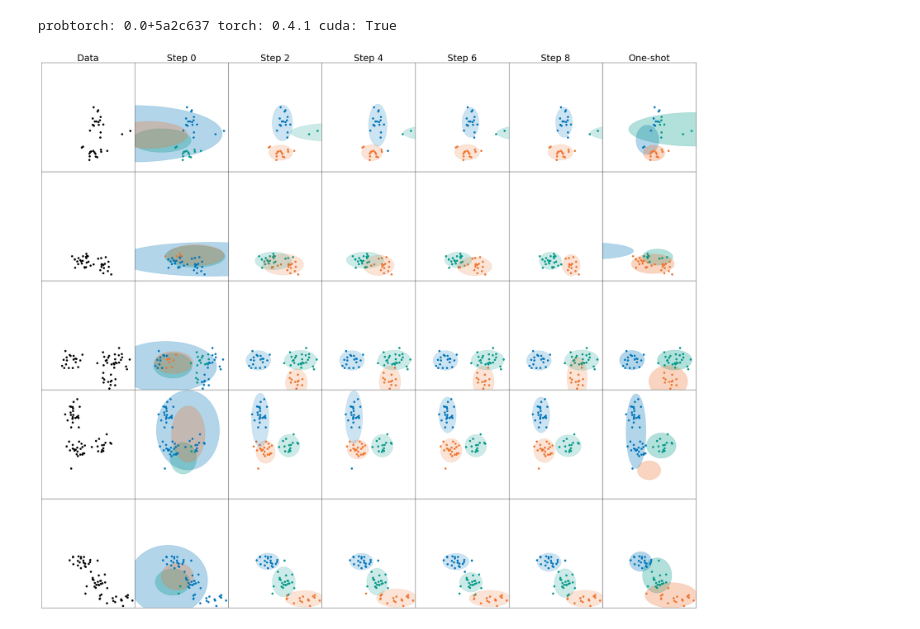
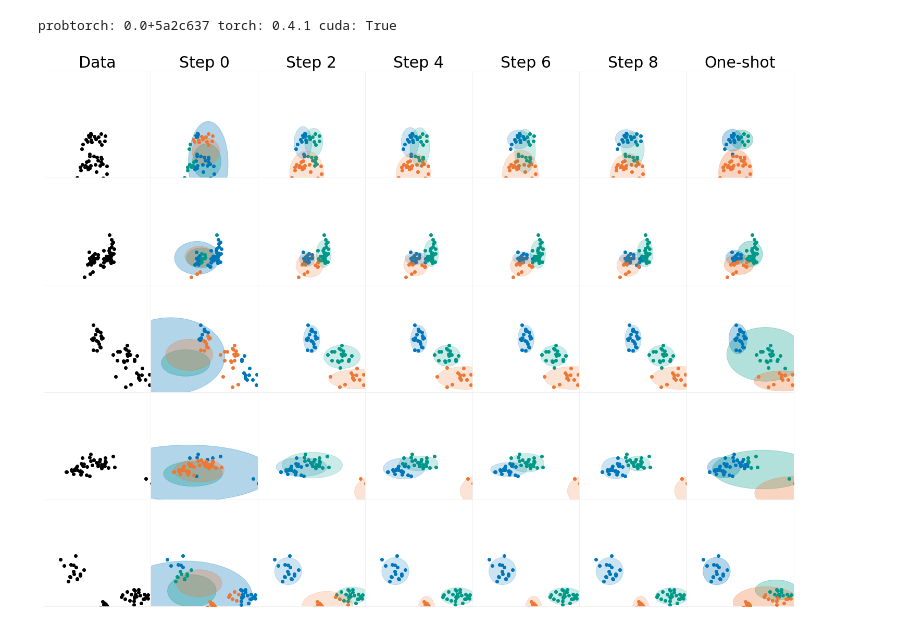
Before and after one commit to hao-w/apgs, a Jupyter notebook: GMM/experiments/gmm-plot.ipynb, the cells around one changed output. Cells and saved outputs as stored; diff of their text form; code cells hidden in the pictures.

```diff
--- a/GMM/experiments/gmm-plot.ipynb
+++ b/GMM/experiments/gmm-plot.ipynb
@@ -85,13 +85,15 @@ xr = 8
 yl = 6
 yr = 17
 ##
+page_width = 20
+plt.rc('axes',edgecolor='#eeeeee')
 colors = ['#0077BB', '#009988', '#EE7733']
 gs = gridspec.GridSpec(BATCH_SIZE, 3+int(MAX_MCMC_STEPS / Vis_Interval))
 gs.update(left=0.0 , bottom=0.0, right=1.0, top=1.0, wspace=0, hspace=0)
-fig = plt.figure(figsize=(30,25))
+fig = plt.figure(figsize=(page_width, page_width*5 / 7), edgecolor='white')
 
 indices = torch.arange(NUM_DATASETS)
-step = 67
+step = 16
 batch_indices = indices[step*BATCH_SIZE : (step+1)*BATCH_SIZE]
 obs = Data[batch_indices]
 obs = shuffler(obs).repeat(SAMPLE_SIZE, 1, 1, 1)
@@ -134,6 +136,7 @@ for b in range(BATCH_SIZE):
     ax.set_xlim([-xl, xr])
     ax.set_xticks([])
     ax.set_yticks([])
+#     ax.set_colors('w')
     if b == 0:
         ax.set_title("Step 0", fontsize=30)
 ## =======================================
@@ -169,31 +172,31 @@ for m in range(MAX_MCMC_STEPS):
     q_eta, p_eta, q_nu = enc_eta(obs, state, K, D)
     obs_tau, obs_mu, log_w_eta_f, log_w_eta_b  = Incremental_eta(q_eta, p_eta, obs, state, K, D, obs_tau, obs_mu)
     symkl_detailed_balance_eta, eubo_p_q_eta, w_sym_eta, w_f_eta = detailed_balances(log_w_eta_f, log_w_eta_b)
     obs_mu, obs_tau = resample_eta(obs_mu, obs_tau, w_f_eta, idw_flag=True) ## resample eta
     q_z, p_z = enc_z.forward(obs, obs_tau, obs_mu, N, K, SAMPLE_SIZE, BATCH_SIZE)
     state, log_w_z_f, log_w_z_b = Incremental_z(q_z, p_z, obs, obs_tau, obs_mu, K, D, state)
     if (m+1) % Vis_Interval == 0:
         E_z = q_z['zs'].dist.probs[0].cpu().data.numpy()
         E_mu = q_eta['means'].dist.loc[0].cpu().data.numpy()
         E_tau = (q_eta['precisions'].dist.concentration[0] / q_eta['precisions'].dist.rate[0]).cpu().data.numpy()
         for b in range(BATCH_SIZE):
             ax = fig.add_subplot(gs[b, 1+int((m+1)/Vis_Interval)])
             xb = xs[b]
             zb = E_z[b]
             mu = E_mu[b].reshape(K, D)
             sigma2 = 1. / E_tau[b]
             assignments = zb.argmax(-1)
             for k in range(K):
                 cov_k = np.diag(sigma2[k])
                 xk = xb[np.where(assignments == k)]
                 ax.scatter(xk[:, 0], xk[:, 1], c=colors[k])
                 plot_cov_ellipse(cov=cov_k, pos=mu[k], nstd=2, ax=ax, alpha=0.2, color=colors[k])
             ax.set_ylim([-yl, yr])
             ax.set_xlim([-xl, xr])
             ax.set_xticks([])
             ax.set_yticks([])
             if b == 0:
                 ax.set_title('Step %d' % (m+1), fontsize=30)
 plt.savefig('../results/sample%d-gmm.svg' % step)
 # %% [output]
-[figure, old version]
+[figure, new version]
```
Also changed, not shown: 51 other files.
